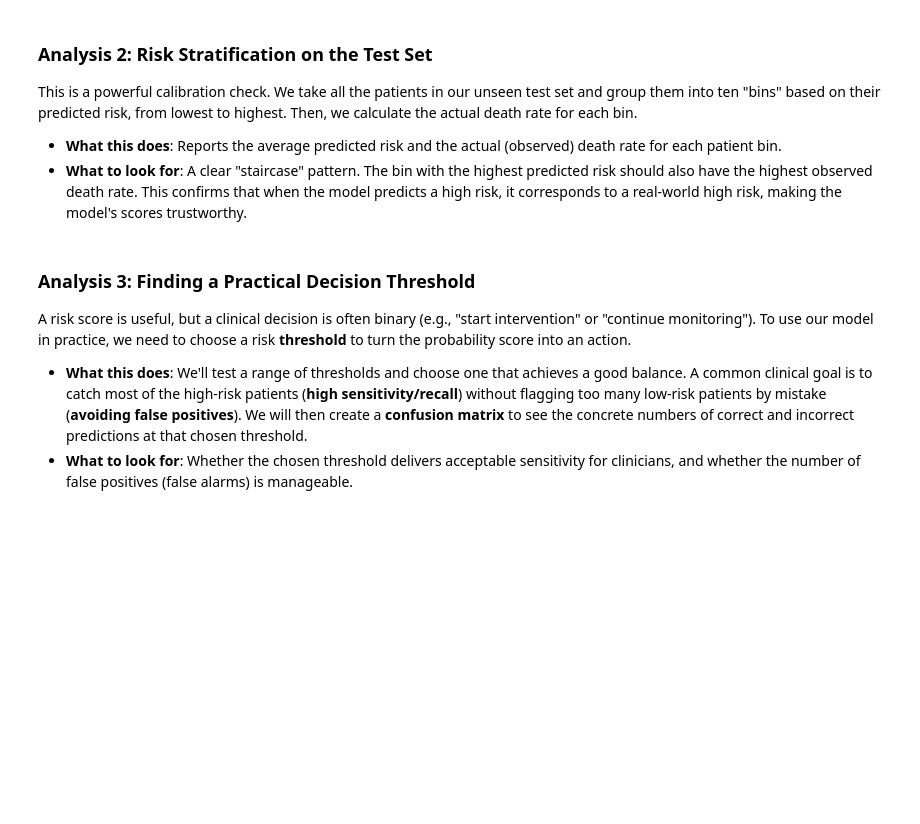
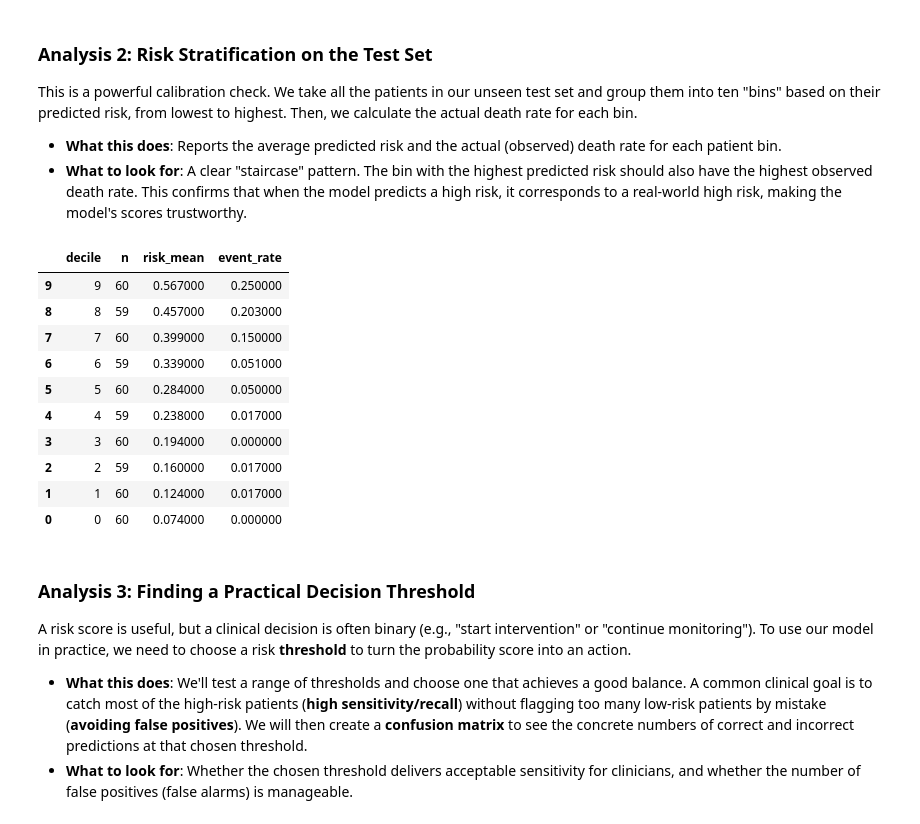
Before and after one commit to IE-ML-for-Healthcare/ICU_Survival_analysis, a Jupyter notebook: 03_ICU_Survival_analysis_DT_RF.ipynb, the cells around one changed output. Cells and saved outputs as stored; diff of their text form; code cells hidden in the pictures; blank space fills up the shorter version.

```diff
--- a/03_ICU_Survival_analysis_DT_RF.ipynb
+++ b/03_ICU_Survival_analysis_DT_RF.ipynb
@@ -1040,18 +1049,30 @@ This is a powerful calibration check. We take all the patients in our unseen tes
 # %%
 # Predicted probabilities on the test evaluable cohort
 p_te = rf.predict_proba(Xte_t)[:, 1]
 
 # Deciles of risk with observed event rates
 q = pd.qcut(p_te, q=10, labels=False, duplicates="drop")
 dec = pd.DataFrame({"decile": q, "y": y_te, "p": p_te})
 dec_summ = dec.groupby("decile", as_index=False).agg(
     n=("y", "size"),
     risk_mean=("p", "mean"),
     event_rate=("y", "mean")
 ).sort_values("decile", ascending=False)
 dec_summ["risk_mean"] = dec_summ["risk_mean"].round(3)
 dec_summ["event_rate"] = dec_summ["event_rate"].round(3)
-display(dec_summ)
+display(dec_summ.style)
+# %% [output]
+|  | decile | n | risk_mean | event_rate |
+| 9 | 9 | 60 | 0.567000 | 0.250000 |
+| 8 | 8 | 59 | 0.457000 | 0.203000 |
+| 7 | 7 | 60 | 0.399000 | 0.150000 |
+| 6 | 6 | 59 | 0.339000 | 0.051000 |
+| 5 | 5 | 60 | 0.284000 | 0.050000 |
+| 4 | 4 | 59 | 0.238000 | 0.017000 |
+| 3 | 3 | 60 | 0.194000 | 0.000000 |
+| 2 | 2 | 59 | 0.160000 | 0.017000 |
+| 1 | 1 | 60 | 0.124000 | 0.017000 |
+| 0 | 0 | 60 | 0.074000 | 0.000000 |
 # %% [markdown]
 ### **Analysis 3: Finding a Practical Decision Threshold**
 
```
Also changed, not shown: parts of 9 cells of this notebook.
